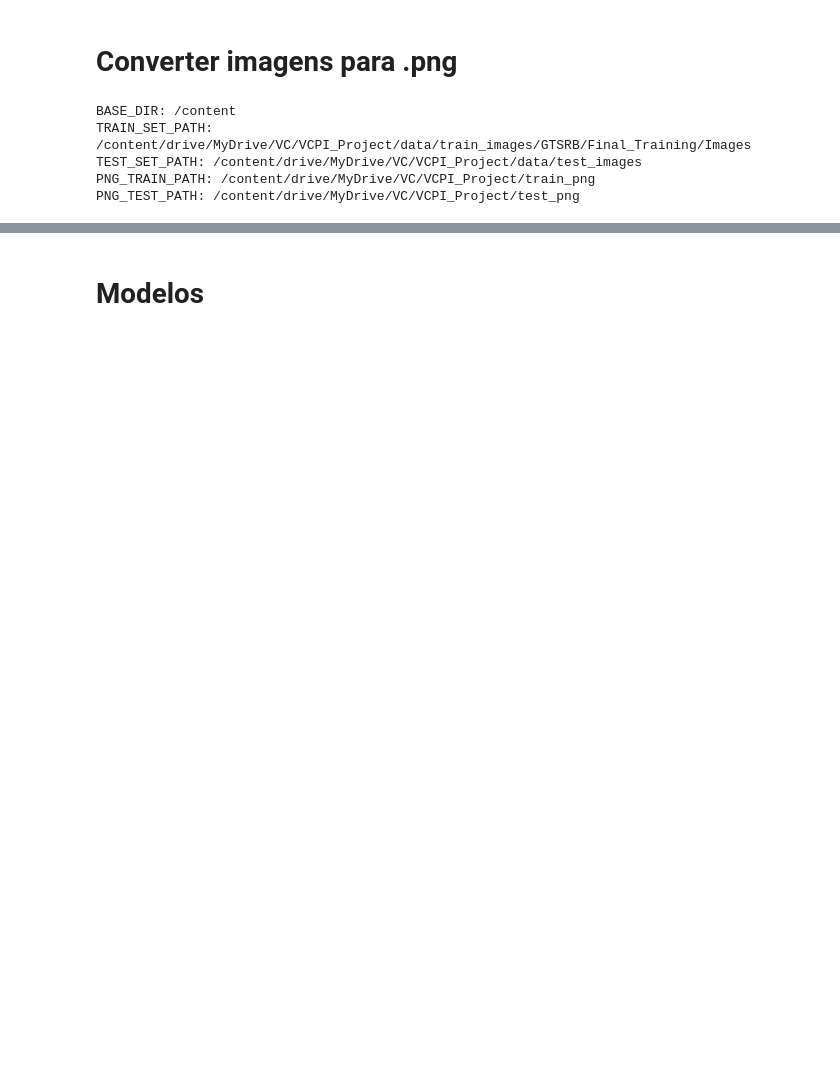
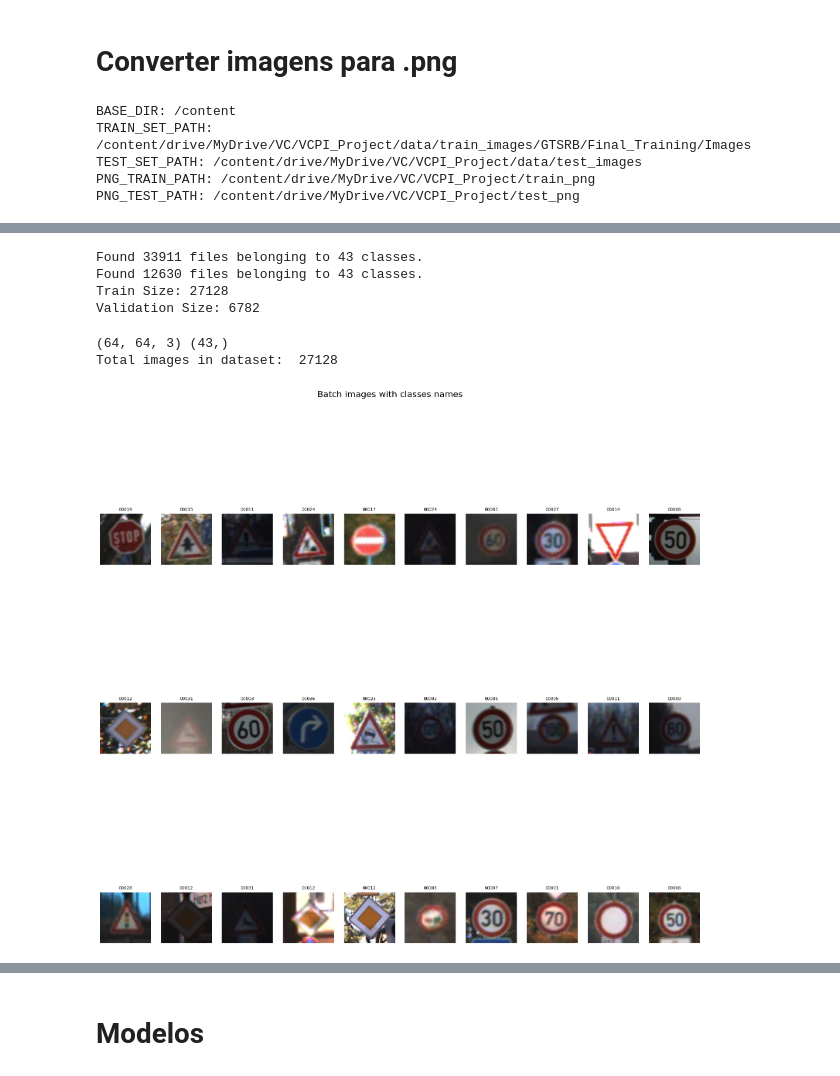
Before and after one commit to CatarinaCosta02/VCPI_Project2, a Jupyter notebook: main.ipynb, the cells around one changed output, grey strips where cells are left out. Drawn from its saved outputs; the diff is of its cells as text; code cells hidden in the pictures; blank space fills up the shorter version.

```diff
--- a/main.ipynb
+++ b/main.ipynb
@@ -153,0 +300,53 @@ PNG_TEST_PATH: /content/drive/MyDrive/VC/VCPI_Project/test_png
+# %%
+dataset = tf.keras.preprocessing.image_dataset_from_directory(
+    PNG_TRAIN_PATH,
+    batch_size = None,
+    label_mode = 'categorical',
+    image_size=(IMG_SIZE,IMG_SIZE),
+    shuffle=True
+  )
+normalize = tf.keras.layers.Rescaling(1.0/255)
+dataset = dataset.map(lambda x, y: (normalize(x), y))
+
+
+test_loader = tf.keras.preprocessing.image_dataset_from_directory(
+    PNG_TEST_PATH,
+    image_size = (IMG_SIZE, IMG_SIZE),
+    batch_size = BATCH_SIZE,
+    label_mode = 'categorical',
+    shuffle = False
+  )
+test_loader = test_loader.map(lambda x, y: (normalize(x), y))
+
+total_size = dataset.cardinality().numpy()
+train_size = total_size * 0.8
+train_loader = dataset.take(int(train_size))
+val_loader = dataset.skip(int(train_size))
+print(f'Train Size: {int(train_size)}\nValidation Size: {int(total_size - train_size)}')
+# %% [output]
+Found 33911 files belonging to 43 classes.
+Found 12630 files belonging to 43 classes.
+Train Size: 27128
+Validation Size: 6782
+# %%
+total_size = dataset.cardinality().numpy()
+train_set = dataset.take(int(total_size * 0.8))
+val_set = dataset.skip(int(total_size * 0.8))
+# %%
+images = next(iter(train_set))
+print(images[0].shape, images[1].shape)
+
+dataset_length = train_set.cardinality().numpy()
+print("Total images in dataset: ", dataset_length)
+# %% [output]
+(64, 64, 3) (43,)
+Total images in dataset:  27128
+# %%
+AUTOTUNE = tf.data.AUTOTUNE
+train_set = train_set.map(lambda image, label: (tf.image.resize(image, [IMG_SIZE,IMG_SIZE]),label), num_parallel_calls= AUTOTUNE)
+val_set = val_set.map(lambda image, label: (tf.image.resize(image, [IMG_SIZE,IMG_SIZE]),label), num_parallel_calls= AUTOTUNE)
+# %%
+data = train_set
+data = data.cache()
+data = data.prefetch(buffer_size=10200)
+data = data.batch(batch_size=BATCH_SIZE)
@@ -153,0 +357,5 @@ PNG_TEST_PATH: /content/drive/MyDrive/VC/VCPI_Project/test_png
+# %%
+image_batch, label_batch = next(iter(data))
+show_batch(image_batch, label_batch.numpy())
+# %% [output]
+[figure, added]
```
Also changed, not shown: parts of 52 cells of this notebook.
